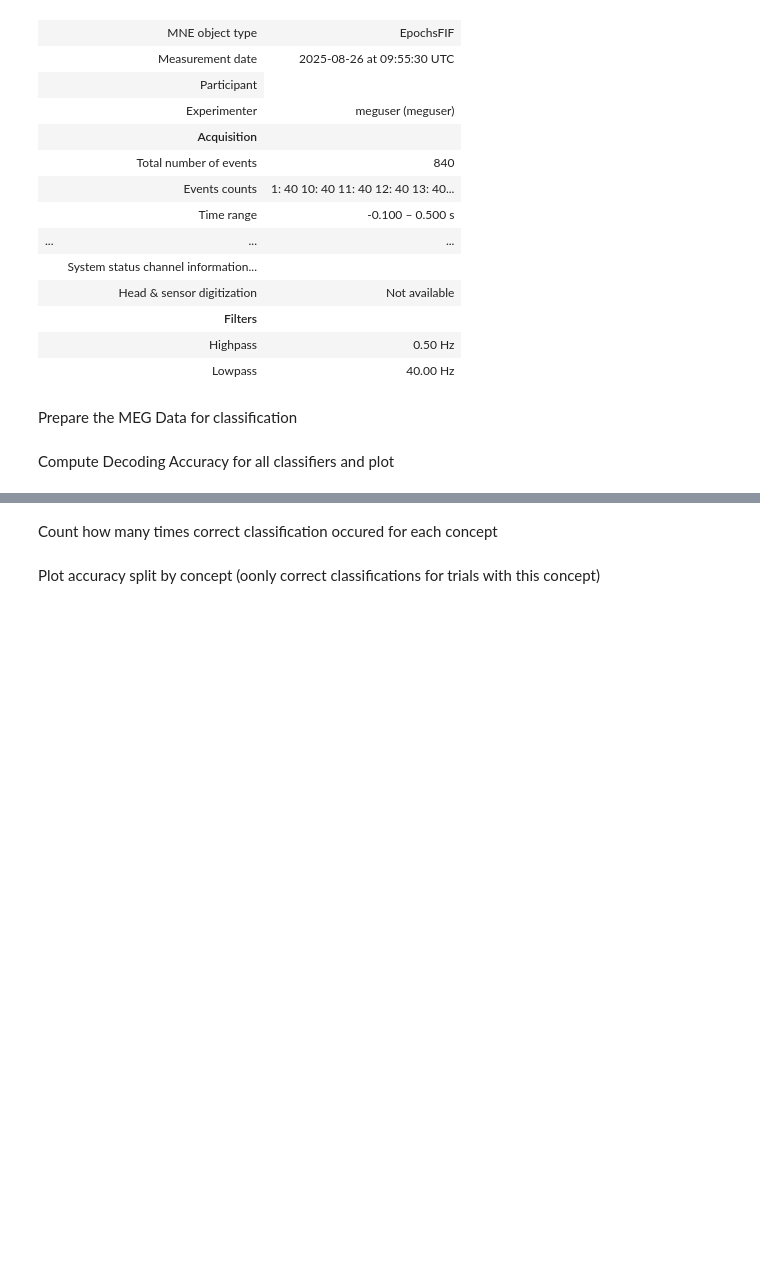
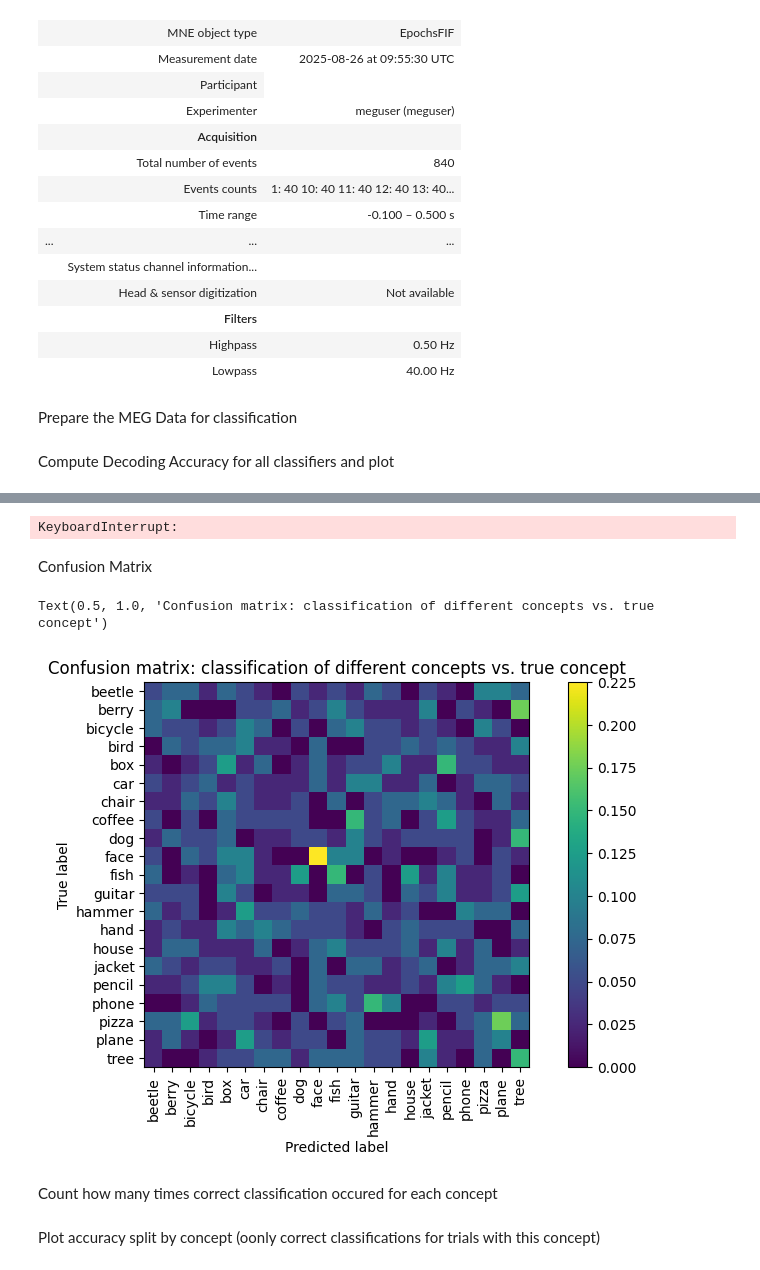
Before and after one commit to sianna338/TSRlearn, a Jupyter notebook: Analysis/01_decoding_pilot.ipynb, the cells around one changed output, grey strips where cells are left out. Drawn from its saved outputs; the diff is of its cells as text; code cells hidden in the pictures; blank space fills up the shorter version.

```diff
--- a/Analysis/01_decoding_pilot.ipynb
+++ b/Analysis/01_decoding_pilot.ipynb
@@ -151,3 +236,77 @@ Peak time (ms): 280
+# %%
+# get the decoding probability for all concepts
+
+max_acc_list =  []
+for setsize in range(2, 22):
+    for repetition in range(20):
+        Subset= random.random(data_y[:setsize])
+        label_mask = np.isin(data_y, Subset)
+        # shape (840,), boolean
+
+        train_x = data_x[label_mask]
+        train_y = data_y[label_mask]
+        res = utils.get_best_timepoint(
+            train_x, train_y, clf=clf, subj=subject_name, ex_per_fold=ex_per_fold,
+            return_preds=False, proba=False)
+
+        g = res.groupby("timepoint", sort=True)["mean_accuracy"]
+        curve_mean = g.mean()
+        # average over folfs first
+
+        max_acc = curve_mean.max()
+        max_acc_list.append(max_acc)
+        print(f"max accuracy for subset {Subset}: {res["mean_accuracy"].max()}")
+
+
+subset_sizes = range(3,22)
+plt.title("Max accuracy for decoding with increasing number of concepts")
+plt.xlabel("number of concepts")
+plt.ylabel("mac accuracy across all folds")
+plt.plot(subset_sizes, max_acc_list)
+# %% [output]
+KeyboardInterrupt:
+# %% [markdown]
+Confusion Matrix
+# %%
+# create confusion matrices
+
+# select predictions from the timepoint with highest accuracy across all concepts
+peak_idx = curve_mean.argmax()
+preds_max_time = preds[:,peak_idx]
+
+# create matrix
+cm = confusion_matrix(data_y, preds_max_time, labels=np.unique(data_y), normalize="true")
+
+n_classes = len(concepts)
+
+# initialise arrays to store tp, fp, tn and fn for each class seperately
+TP = np.zeros(n_classes, dtype=int)
+FP = np.zeros(n_classes, dtype=int)
+FN = np.zeros(n_classes, dtype=int)
+TN = np.zeros(n_classes, dtype=int)
+
+for k in range(n_classes):
+
+    # TPs are on diagonal
+    TP[k] = cm[k, k]
+
+    # How many off-diagonals for k
+    FP[k] = cm[:, k].sum() - TP[k]
+    FN[k] = cm[k, :].sum() - TP[k]
+
+    # TN is everything that stays left over
+    TN[k] = cm.sum() - (TP[k] + FP[k] + FN[k])
+# %%
+# plot overall confusion matrix
+fig, ax = plt.subplots(figsize=(10, 5))
+disp = ConfusionMatrixDisplay(cm, display_labels=concepts)
+disp.plot(ax=ax, include_values=False)
+
+ax.tick_params(axis='x', labelrotation=90)
+ax.set_title("Confusion matrix: classification of different concepts vs. true concept")
+# %% [output]
+Text(0.5, 1.0, 'Confusion matrix: classification of different concepts vs. true concept')
+[figure, added]
 # %% [markdown]
 Count how many times correct classification occured for each concept
 # %%
```
Also changed, not shown: parts of 17 cells of this notebook, 2 other files.
